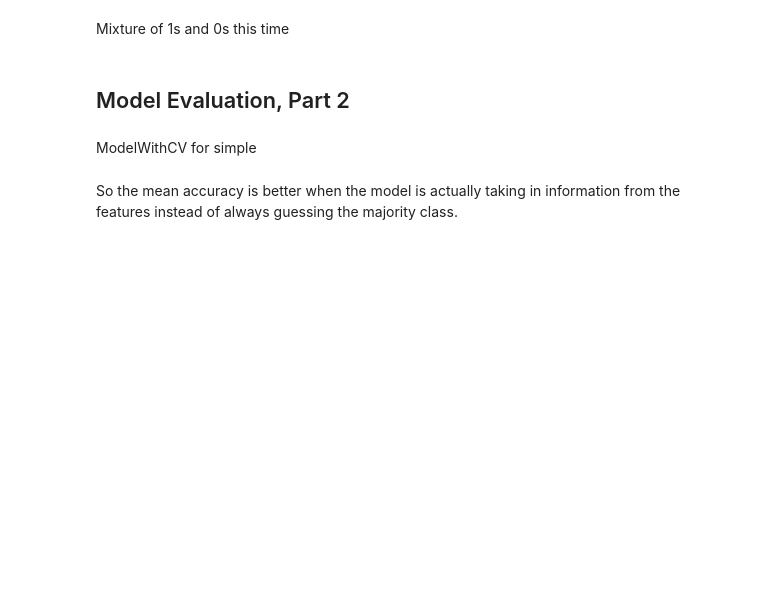
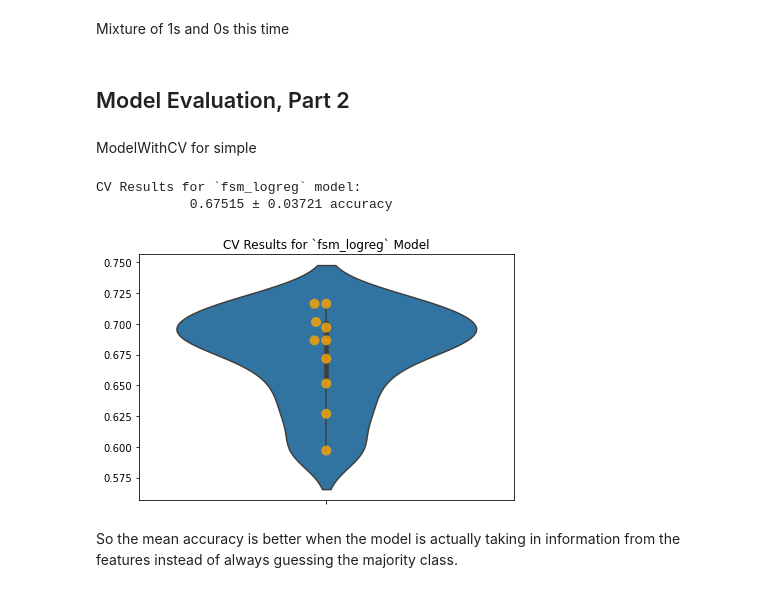
Before and after one commit to JasmineHuang25/ntl01-dtsc-live-103122, a Jupyter notebook: 3Phase/44-classification_workflow.ipynb, the cells around one changed output. Saved outputs shown, nothing was run; the diff lists cells and outputs as text; code cells hidden in the pictures; blank space fills up the shorter version.

```diff
--- a/3Phase/44-classification_workflow.ipynb
+++ b/3Phase/44-classification_workflow.ipynb
@@ -301,16 +311,27 @@ Mixture of 1s and 0s this time
 ## Model Evaluation, Part 2
 # %% [markdown]
 ModelWithCV for simple
+# %%
+fsm_logreg_results = ModelWithCV(
+                        model=fsm_logreg,
+                        model_name='fsm_logreg',
+                        X=X_train,
+                        y=y_train
+)
 # %%
 # Saving variable for convenience
-model_results = simple_logreg_results
+model_results = fsm_logreg_results
 
 # Plot CV results
 fig, ax = plt.subplots()
 ax = model_results.plot_cv(ax)
 plt.tight_layout();
 # Print CV results
 model_results.print_cv_summary()
+# %% [output]
+CV Results for `fsm_logreg` model:
+            0.67515 ± 0.03721 accuracy
+[figure, added]
 # %% [markdown]
 So the mean accuracy is better when the model is actually taking in information from the features instead of always guessing the majority class.
 # %%
```
Also changed, not shown: parts of 22 cells of this notebook.
